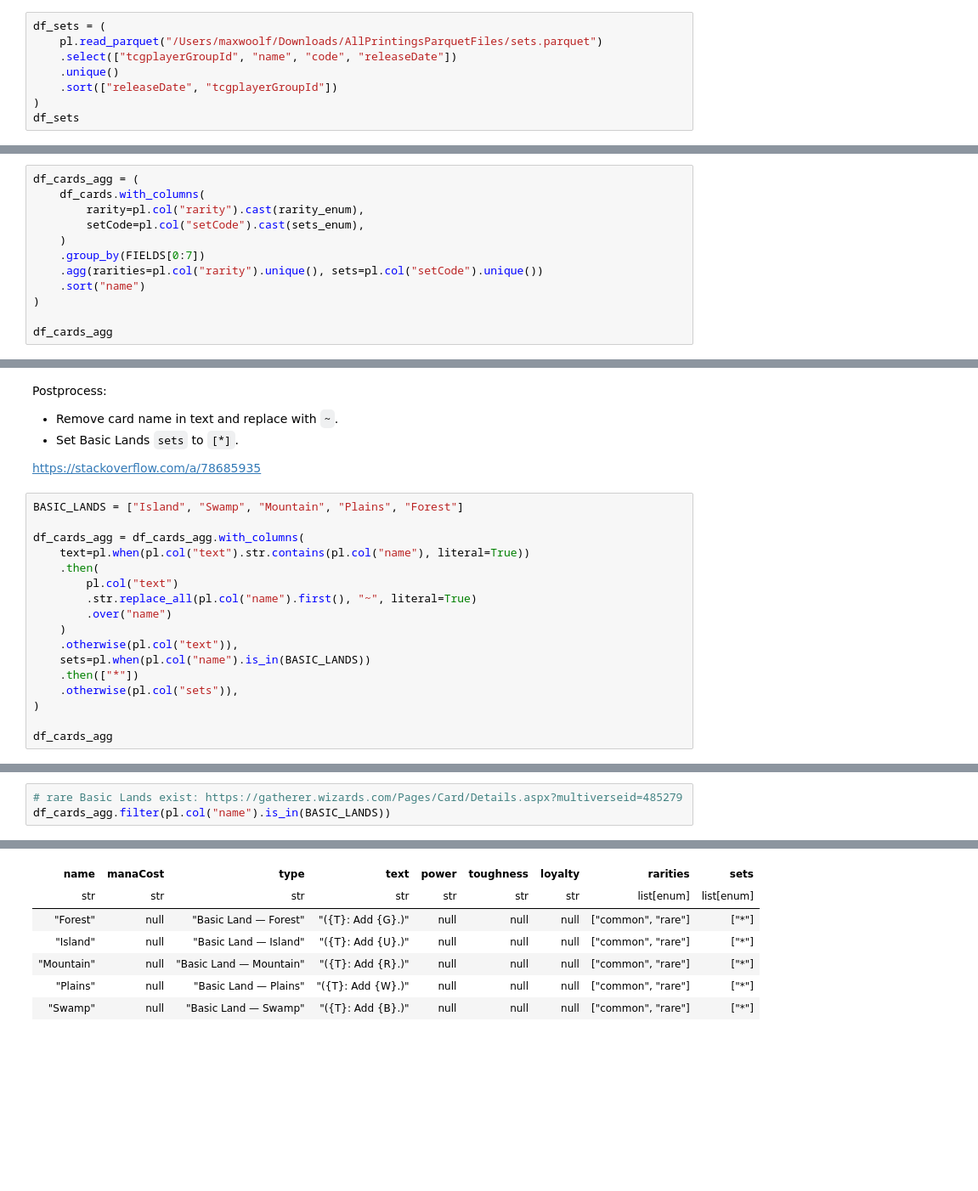
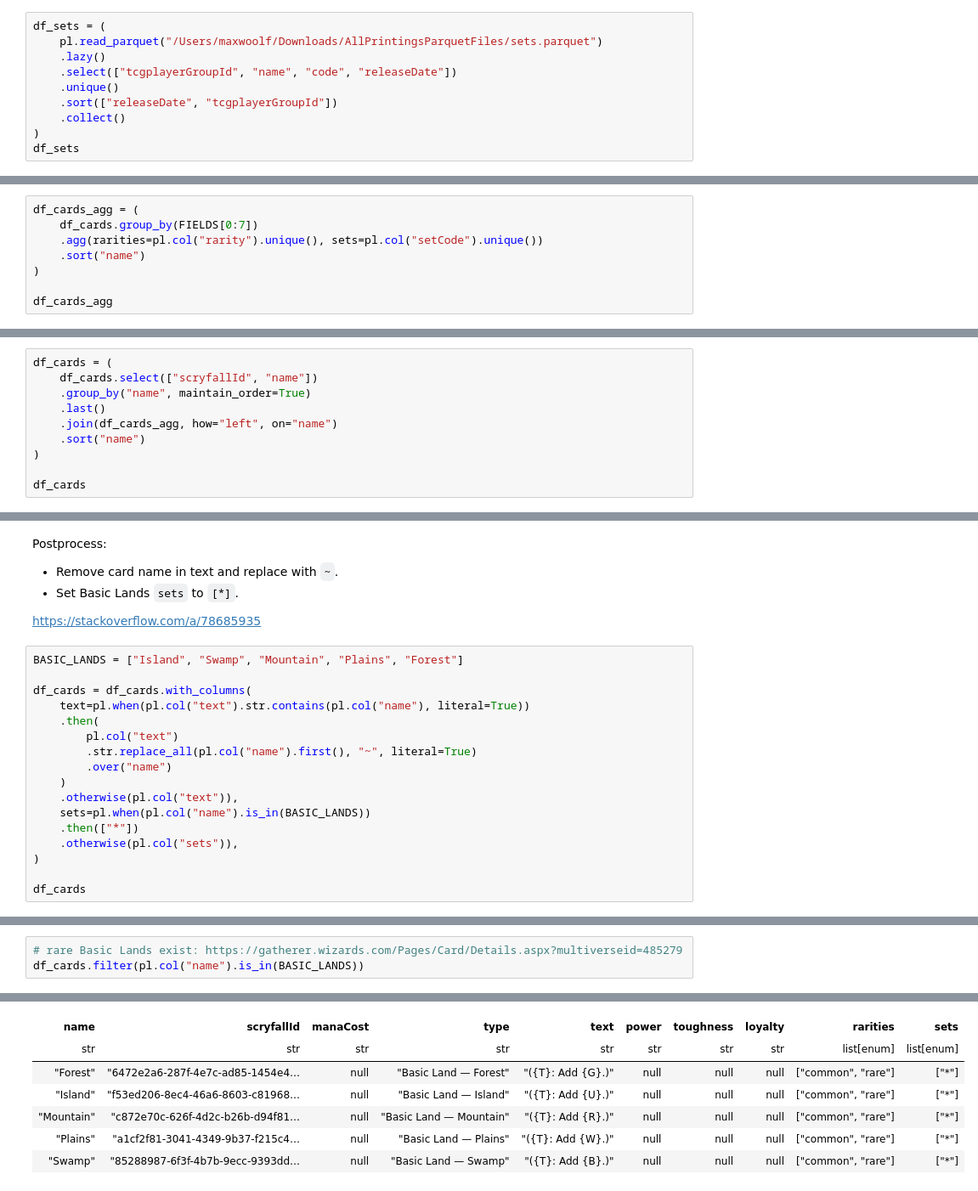
Before and after one commit to vico/mtg-embeddings, a Jupyter notebook: mtgjson_etl.ipynb, the cells around one changed output, grey strips where cells are left out. Shown: that part at 85% size. Cells and saved outputs as stored; diff of their text form; blank space fills up the shorter version.

Commit message:
scryfall id

```diff
--- a/mtgjson_etl.ipynb
+++ b/mtgjson_etl.ipynb
@@ -49,9 +19,11 @@ Get Sets data (will need to build a `Enum` for ordering)
 # %%
 df_sets = (
     pl.read_parquet("/Users/maxwoolf/Downloads/AllPrintingsParquetFiles/sets.parquet")
+    .lazy()
     .select(["tcgplayerGroupId", "name", "code", "releaseDate"])
     .unique()
     .sort(["releaseDate", "tcgplayerGroupId"])
+    .collect()
 )
 df_sets
 # %% [output]
@@ -76,11 +94,7 @@ sets_enum = pl.Enum(df_sets["code"].to_list() + ["*"])
 https://stackoverflow.com/a/73427426
 # %%
 df_cards_agg = (
-    df_cards.with_columns(
-        rarity=pl.col("rarity").cast(rarity_enum),
-        setCode=pl.col("setCode").cast(sets_enum),
-    )
-    .group_by(FIELDS[0:7])
+    df_cards.group_by(FIELDS[0:7])
     .agg(rarities=pl.col("rarity").unique(), sets=pl.col("setCode").unique())
     .sort("name")
 )
@@ -103,0 +120,10 @@ shape: (31_650, 9)
+# %%
+df_cards = (
+    df_cards.select(["scryfallId", "name"])
+    .group_by("name", maintain_order=True)
+    .last()
+    .join(df_cards_agg, how="left", on="name")
+    .sort("name")
+)
+
+df_cards
@@ -111,7 +152,7 @@ https://stackoverflow.com/a/78685935
 # %%
 BASIC_LANDS = ["Island", "Swamp", "Mountain", "Plains", "Forest"]
 
-df_cards_agg = df_cards_agg.with_columns(
+df_cards = df_cards.with_columns(
     text=pl.when(pl.col("text").str.contains(pl.col("name"), literal=True))
     .then(
         pl.col("text")
@@ -124,5 +165,5 @@ df_cards_agg = df_cards_agg.with_columns(
     .otherwise(pl.col("sets")),
 )
 
-df_cards_agg
+df_cards
 # %% [output]
@@ -143,4 +184,4 @@ shape: (31_650, 9)
 # %%
 # rare Basic Lands exist: https://gatherer.wizards.com/Pages/Card/Details.aspx?multiverseid=485279
-df_cards_agg.filter(pl.col("name").is_in(BASIC_LANDS))
+df_cards.filter(pl.col("name").is_in(BASIC_LANDS))
 # %% [output]
@@ -148,9 +189,9 @@ shape: (5, 9)
-| name | manaCost | type | text | power | toughness | loyalty | rarities | sets |
-| str | str | str | str | str | str | str | list[enum] | list[enum] |
-| "Forest" | null | "Basic Land — Forest" | "({T}: Add {G}.)" | null | null | null | ["common", "rare"] | ["*"] |
-| "Island" | null | "Basic Land — Island" | "({T}: Add {U}.)" | null | null | null | ["common", "rare"] | ["*"] |
-| "Mountain" | null | "Basic Land — Mountain" | "({T}: Add {R}.)" | null | null | null | ["common", "rare"] | ["*"] |
-| "Plains" | null | "Basic Land — Plains" | "({T}: Add {W}.)" | null | null | null | ["common", "rare"] | ["*"] |
-| "Swamp" | null | "Basic Land — Swamp" | "({T}: Add {B}.)" | null | null | null | ["common", "rare"] | ["*"] |
+| name | scryfallId | manaCost | type | text | power | toughness | loyalty | rarities | sets |
+| str | str | str | str | str | str | str | str | list[enum] | list[enum] |
+| "Forest" | "6472e2a6-287f-4e7c-ad85-1454e4… | null | "Basic Land — Forest" | "({T}: Add {G}.)" | null | null | null | ["common", "rare"] | ["*"] |
+| "Island" | "f53ed206-8ec4-46a6-8603-c81968… | null | "Basic Land — Island" | "({T}: Add {U}.)" | null | null | null | ["common", "rare"] | ["*"] |
+| "Mountain" | "c872e70c-626f-4d2c-b26b-d94f81… | null | "Basic Land — Mountain" | "({T}: Add {R}.)" | null | null | null | ["common", "rare"] | ["*"] |
+| "Plains" | "a1cf2f81-3041-4349-9b37-f215c4… | null | "Basic Land — Plains" | "({T}: Add {W}.)" | null | null | null | ["common", "rare"] | ["*"] |
+| "Swamp" | "85288987-6f3f-4b7b-9ecc-9393dd… | null | "Basic Land — Swamp" | "({T}: Add {B}.)" | null | null | null | ["common", "rare"] | ["*"] |
 # %%
 # Card that is in the most sets
```
Also changed, not shown: parts of 10 cells of this notebook.
